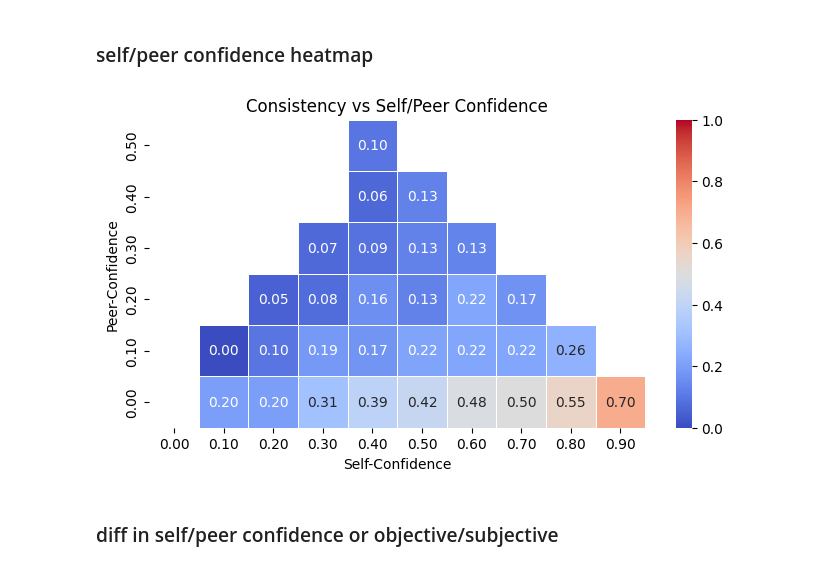
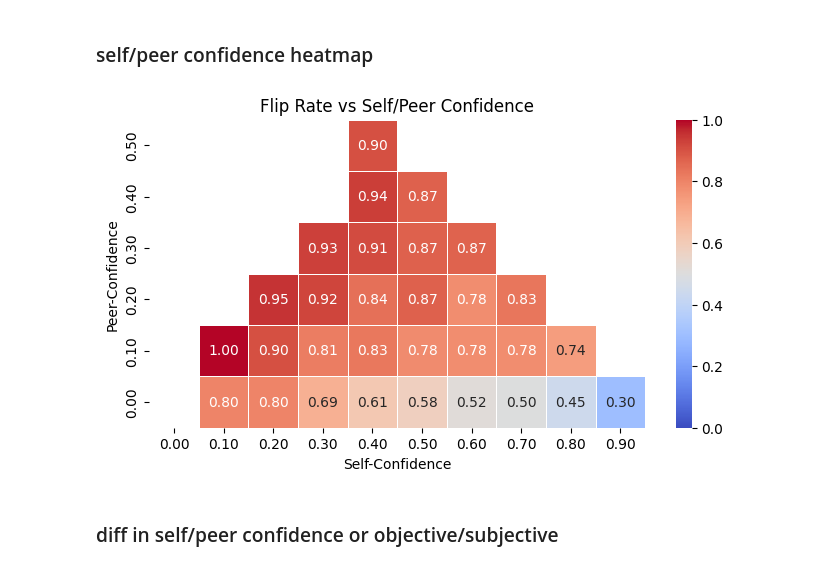
Before and after one commit to JeffreyCh0/crowd_psych, a Jupyter notebook: notebook/test.ipynb, the cells around one changed output. Cells and saved outputs as stored; diff of their text form; code cells hidden in the pictures.

```diff
--- a/notebook/test.ipynb
+++ b/notebook/test.ipynb
@@ -1058,8 +1043,8 @@ for benchmark in benchmarks:
 for education_degree in ['graduate degree', 'college degree', 'high school diploma']:
     row = [education_degree]
     for benchmark in benchmarks + ["Average"]:
-        consistency = np.mean([r['r'] == r['answer'] for r in edu_results[benchmark][education_degree]])
-        row.append(round(consistency, 2))
+        accuracy = np.mean([r['r'] == r['answer'] for r in edu_results[benchmark][education_degree]])
+        row.append(round(accuracy, 2))
     table_edu.loc[len(table_edu)] = row
 
 
@@ -1074,7 +1059,7 @@ for col in columns_to_check:
     second_min_method = values[values == second_min].index[0]
     second_min_method = edu_types[second_min_method]
 
-    # Get per-sample consistency lists
+    # Get per-sample accuracy lists
     vals_2nd = [r['r'] == r['answer'] for r in edu_results[col]['graduate degree']]
     vals_comp = [r['r'] == r['answer'] for r in edu_results[col][second_min_method]]
 
@@ -1109,8 +1094,8 @@ for benchmark in benchmarks:
 for domain in list_domain:
     row = [domain]
     for benchmark in ["MMLU-Pro", "GPQA-Diamond", "Average"]:
-        consistency = np.mean([r['r'] == r['answer'] for r in domain_results[benchmark][domain]])
-        row.append(round(consistency, 2))
+        accuracy = np.mean([r['r'] == r['answer'] for r in domain_results[benchmark][domain]])
+        row.append(round(accuracy, 2))
     table_domain.loc[len(table_domain)] = row
 
 
@@ -1125,7 +1110,7 @@ for col in columns_to_check:
     second_min_method = values[values == second_min].index[0]
     second_min_method = list_domain[second_min_method]
 
-    # Get per-sample consistency lists
+    # Get per-sample accuracy lists
     vals_2nd = [r['r'] == r['answer'] for r in domain_results[col]['in_domain']]
     vals_comp = [r['r'] == r['answer'] for r in domain_results[col][second_min_method]]
 
@@ -1159,8 +1144,8 @@ for benchmark in benchmarks:
 for domain in list_domain:
     row = [domain]
     for benchmark in benchmarks+["Average"]:
-        consistency = np.mean([r['r'] == r['answer'] for r in domain_results[benchmark][domain]])
-        row.append(round(consistency, 2))
+        accuracy = np.mean([r['r'] == r['answer'] for r in domain_results[benchmark][domain]])
+        row.append(round(accuracy, 2))
     table_domain.loc[len(table_domain)] = row
 
 
@@ -1175,7 +1160,7 @@ for col in columns_to_check:
     second_min_method = values[values == second_min].index[0]
     second_min_method = list_domain[second_min_method]
 
-    # Get per-sample consistency lists
+    # Get per-sample accuracy lists
     vals_2nd = [r['r'] == r['answer'] for r in domain_results[col]['employer']]
     vals_comp = [r['r'] == r['answer'] for r in domain_results[col][second_min_method]]
 
@@ -1194,11 +1179,25 @@ table_domain
 # %% [markdown]
 ### self/peer confidence heatmap
 # %%
+objective_results = []
+subjective_results = []
+for benchmark in ["OpinionQA", "SIQA", "GlobalOpinionQA"]:
+    for disagree_type in ['2nd', 'rnd', 'lst']:
+        PATH = f'../data/{benchmark}/results/one_{disagree_type}.pkl'
+        with open(PATH, 'rb') as f:
+            subjective_results.extend(pickle.load(f))
+
+for benchmark in ["MMLU-Pro", "GPQA-Diamond", "ARC"]:
+    for disagree_type in ['2nd', 'rnd', 'lst']:
+        PATH = f'../data/{benchmark}/results/one_{disagree_type}.pkl'
+        with open(PATH, 'rb') as f:
+            objective_results.extend(pickle.load(f))
+
 results = objective_results + subjective_results
 
 # Extract accuracy and confidence
 # accuracy = np.array([r['r'] == r['answer'] for r in results])
-consistency = np.array([r['r'] == r['r^org'] for r in results])
+flip_rate = np.array([r['r'] != r['r^org'] for r in results])
 self_conf = np.array([r['p_r^org'] for r in results])
 other_conf = np.array([r['p_r_j'] for r in results])
 
@@ -1211,36 +1210,36 @@ heatmap_matrix = np.zeros((10, 10))
 for i in range(10):
     for j in range(10):
         indices = (row_bin_indices == i) & (col_bin_indices == j)
         if np.any(indices):
-            avg_acc = consistency[indices].mean()
+            avg_acc = flip_rate[indices].mean()
         else:
             avg_acc = np.nan
         heatmap_matrix[i, j] = avg_acc
 
 row_labels = ['{:.2f}'.format(i/10) for i in range(10)]
 col_labels = ['{:.2f}'.format(i/10) for i in range(10)]
 x_label = 'Self-Confidence'
 y_label = 'Peer-Confidence'
-title = 'Consistency vs Self/Peer Confidence'
+title = 'Flip Rate vs Self/Peer Confidence'
 vlimit = (0, 1)
 df = pd.DataFrame(heatmap_matrix, index=row_labels, columns=col_labels)
 df = df.iloc[::-1]
 df = df.dropna(how='all')
 
 plt.figure(figsize=(8, 4))
 
 if vlimit:
     vmin, vmax = vlimit
     sns.heatmap(df, annot=True, cmap="coolwarm", fmt=".2f", linewidths=0.5, vmin=vmin, vmax=vmax)
 else:
     sns.heatmap(df, annot=True, cmap="coolwarm", fmt=".2f", linewidths=0.5)
 
 plt.xlabel(x_label)
 plt.ylabel(y_label)
 plt.title(title)
 plt.show()
 # %% [output]
-[figure, old version]
+[figure, new version]
 # %% [markdown]
 ### diff in self/peer confidence or objective/subjective
 # %%
```
Also changed, not shown: parts of 26 cells of this notebook, 2 other files.
